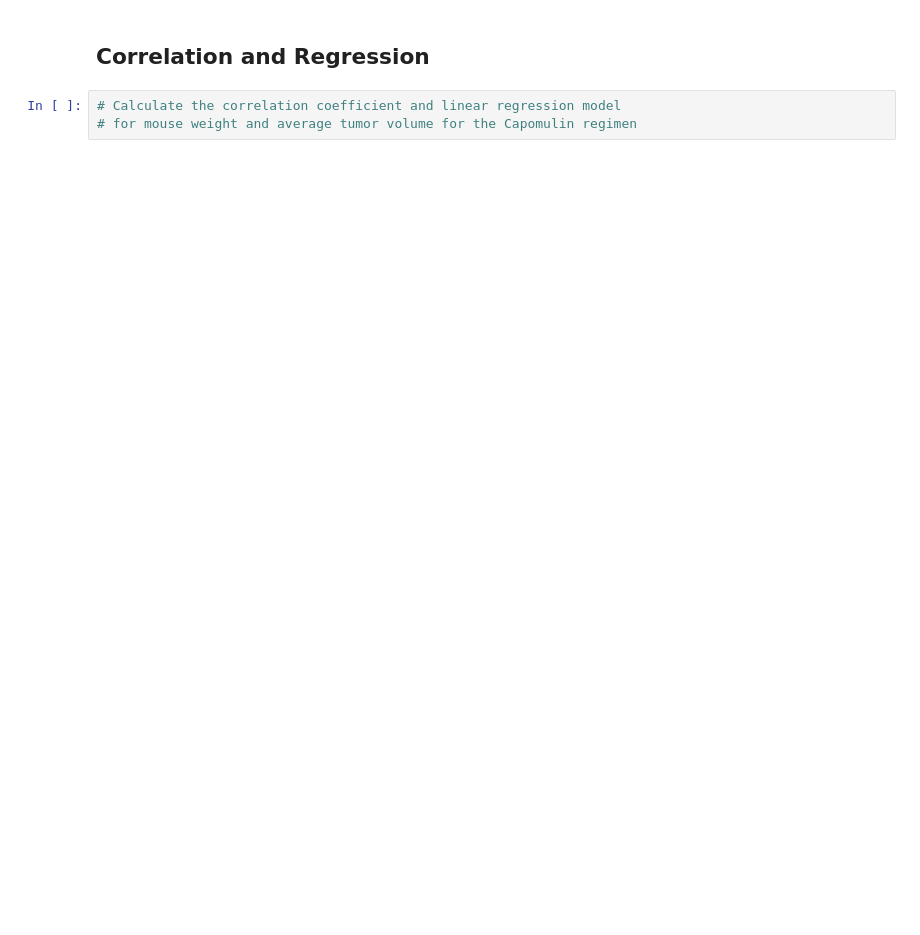
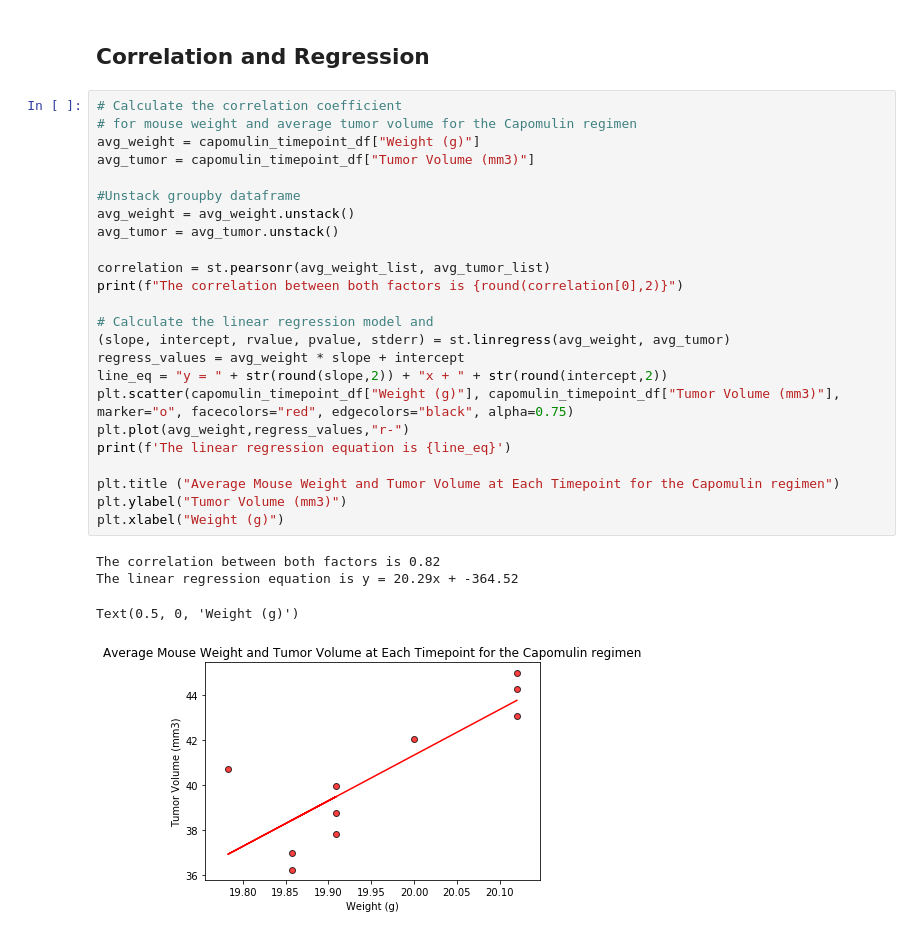
Before and after one commit to frangipani99/Pymaceuticals, a Jupyter notebook: pymaceuticals_starter.ipynb, the cells around one changed output. Drawn from its saved outputs; the diff is of its cells as text; blank space fills up the shorter version.

```diff
--- a/pymaceuticals_starter.ipynb
+++ b/pymaceuticals_starter.ipynb
@@ -346,5 +375,31 @@ plt.show()
 # %% [markdown]
 ## Correlation and Regression
-# %%
-# Calculate the correlation coefficient and linear regression model
-# for mouse weight and average tumor volume for the Capomulin regimen
+# %%
+# Calculate the correlation coefficient
+# for mouse weight and average tumor volume for the Capomulin regimen
+avg_weight = capomulin_timepoint_df["Weight (g)"]
+avg_tumor = capomulin_timepoint_df["Tumor Volume (mm3)"]
+
+#Unstack groupby dataframe
+avg_weight = avg_weight.unstack()
+avg_tumor = avg_tumor.unstack()
+
+correlation = st.pearsonr(avg_weight_list, avg_tumor_list)
+print(f"The correlation between both factors is {round(correlation[0],2)}")
+
+# Calculate the linear regression model and
+(slope, intercept, rvalue, pvalue, stderr) = st.linregress(avg_weight, avg_tumor)
+regress_values = avg_weight * slope + intercept
+line_eq = "y = " + str(round(slope,2)) + "x + " + str(round(intercept,2))
+plt.scatter(capomulin_timepoint_df["Weight (g)"], capomulin_timepoint_df["Tumor Volume (mm3)"], marker="o", facecolors="red", edgecolors="black", alpha=0.75)
+plt.plot(avg_weight,regress_values,"r-")
+print(f'The linear regression equation is {line_eq}')
+
+plt.title ("Average Mouse Weight and Tumor Volume at Each Timepoint for the Capomulin regimen")
+plt.ylabel("Tumor Volume (mm3)")
+plt.xlabel("Weight (g)")
+# %% [output]
+The correlation between both factors is 0.82
+The linear regression equation is y = 20.29x + -364.52
+Text(0.5, 0, 'Weight (g)')
+[figure, added]
```
Also changed, not shown: parts of 3 cells of this notebook.
